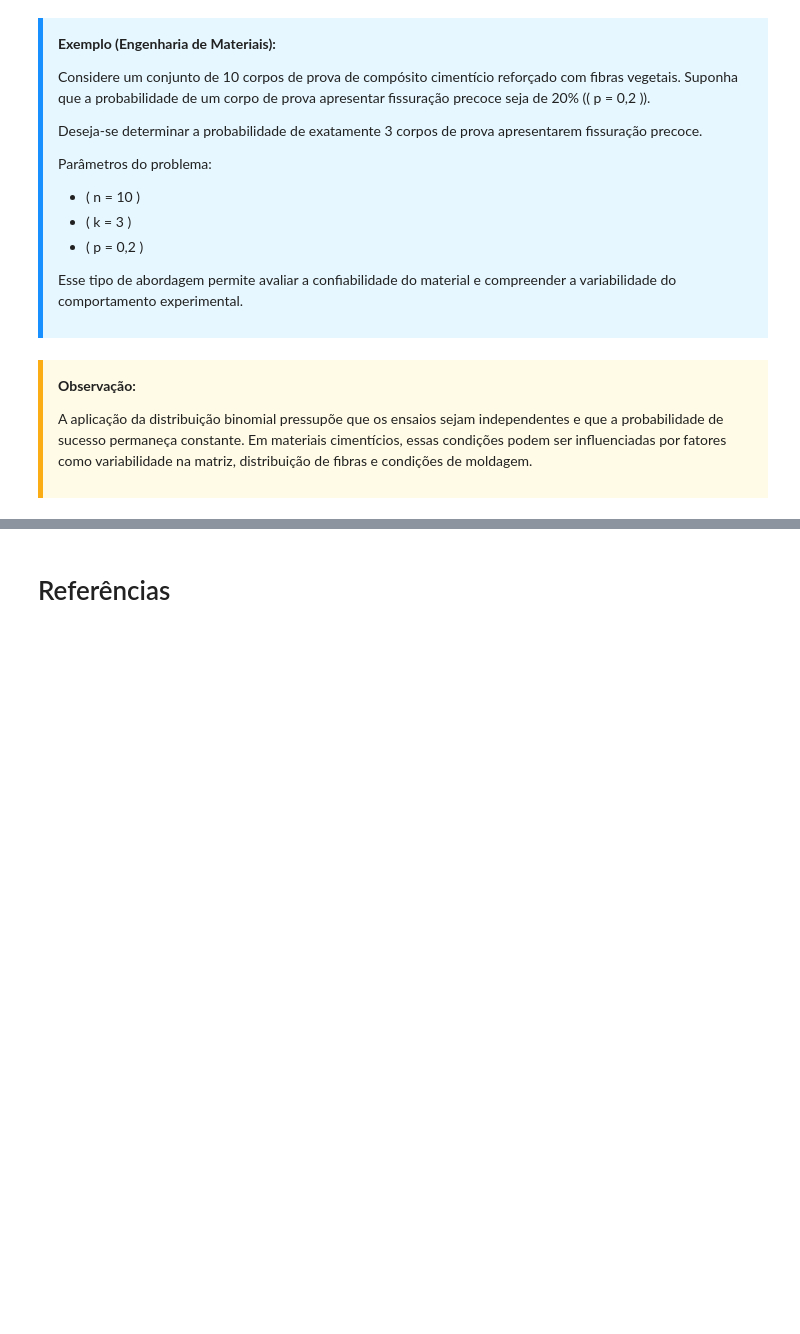
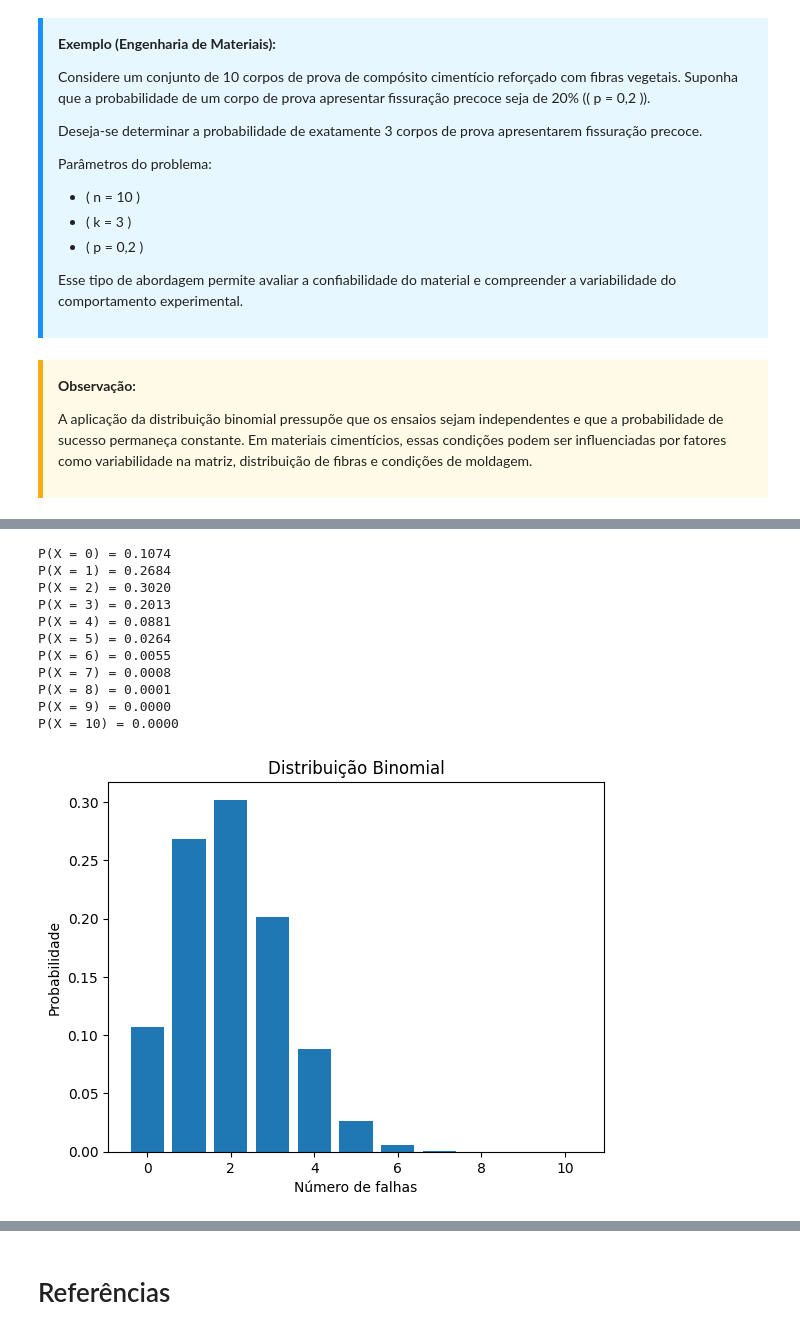
Before and after one commit to britobruna/ESTATISTICA-PPEC0039, a Jupyter notebook: Distribuicao_de_Probabilidade.ipynb, the cells around one changed output, grey strips where cells are left out. Cells and saved outputs as stored; diff of their text form; code cells hidden in the pictures; blank space fills up the shorter version.

```diff
--- a/Distribuicao_de_Probabilidade.ipynb
+++ b/Distribuicao_de_Probabilidade.ipynb
@@ -155,0 +174,40 @@ A aplicação da distribuição binomial pressupõe que os ensaios sejam indepen
+# %%
+# Importação das bibliotecas
+import numpy as np
+import matplotlib.pyplot as plt
+from scipy.stats import binom
+
+# Parâmetros do problema
+n = 10
+p = 0.2
+
+# Valores possíveis
+k = np.arange(0, n+1)
+
+# Probabilidades
+probabilidades = binom.pmf(k, n, p)
+
+# Mostrar valores
+for i in range(len(k)):
+    print(f"P(X = {k[i]}) = {probabilidades[i]:.4f}")
+
+# Gráfico
+plt.figure()
+plt.bar(k, probabilidades)
+plt.xlabel("Número de falhas")
+plt.ylabel("Probabilidade")
+plt.title("Distribuição Binomial")
+plt.show()
+# %% [output]
+P(X = 0) = 0.1074
+P(X = 1) = 0.2684
+P(X = 2) = 0.3020
+P(X = 3) = 0.2013
+P(X = 4) = 0.0881
+P(X = 5) = 0.0264
+P(X = 6) = 0.0055
+P(X = 7) = 0.0008
+P(X = 8) = 0.0001
+P(X = 9) = 0.0000
+P(X = 10) = 0.0000
+[figure, added]
```
Also changed, not shown: parts of 10 cells of this notebook.
